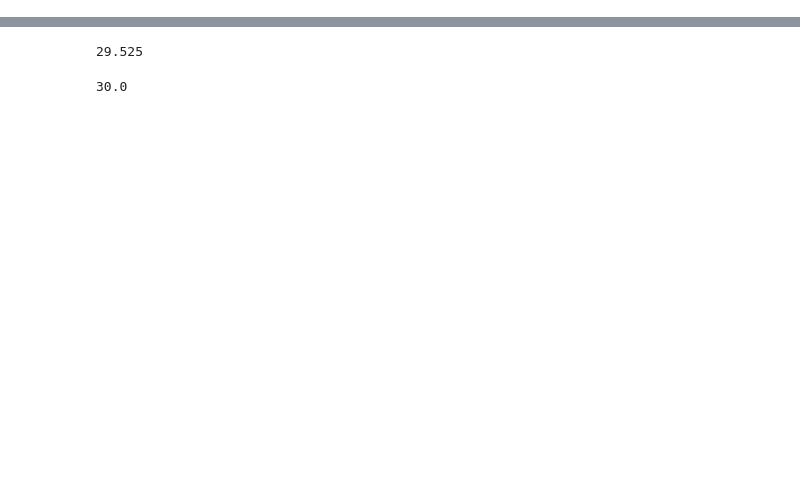
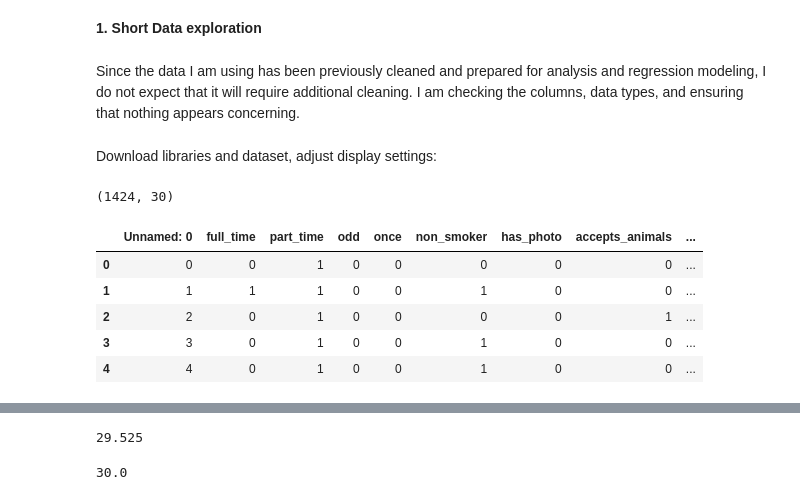
Before and after one commit to asiuninka/nanny_project.pl, a Jupyter notebook: niania_klasyfikacja.ipynb, the cells around one changed output, grey strips where cells are left out. Saved outputs shown, nothing was run; the diff lists cells and outputs as text; code cells hidden in the pictures; blank space fills up the shorter version.

```diff
--- a/niania_klasyfikacja.ipynb
+++ b/niania_klasyfikacja.ipynb
@@ -1,3 +12,10 @@
+# %% [markdown]
+**1. Short Data exploration**
+# %% [markdown]
+Since the data I am using has been previously cleaned
+and prepared for analysis and regression modeling, I do not expect that it will require additional cleaning. I am checking the columns, data types, and ensuring that nothing appears concerning.
+# %% [markdown]
+Download libraries and dataset, adjust display settings:
 # %%
 import pandas as pd
 from sklearn.model_selection import train_test_split
@@ -27,3 +45,16 @@ plt.style.use('dark_background')
 pd.set_option('display.max_columns', None)
 
 nanny = pd.read_csv('dane_klasyfikacja.csv')
+# %%
+nanny.shape
+# %% [output]
+(1424, 30)
+# %%
+nanny.head()
+# %% [output]
+|  | Unnamed: 0 | full_time | part_time | odd | once | non_smoker | has_photo | accepts_animals | ... |
+| 0 | 0 | 0 | 1 | 0 | 0 | 0 | 0 | 0 | ... |
+| 1 | 1 | 1 | 1 | 0 | 0 | 1 | 0 | 0 | ... |
+| 2 | 2 | 0 | 1 | 0 | 0 | 0 | 0 | 1 | ... |
+| 3 | 3 | 0 | 1 | 0 | 0 | 1 | 0 | 0 | ... |
+| 4 | 4 | 0 | 1 | 0 | 0 | 1 | 0 | 0 | ... |
```
Also changed, not shown: parts of 105 cells of this notebook.
